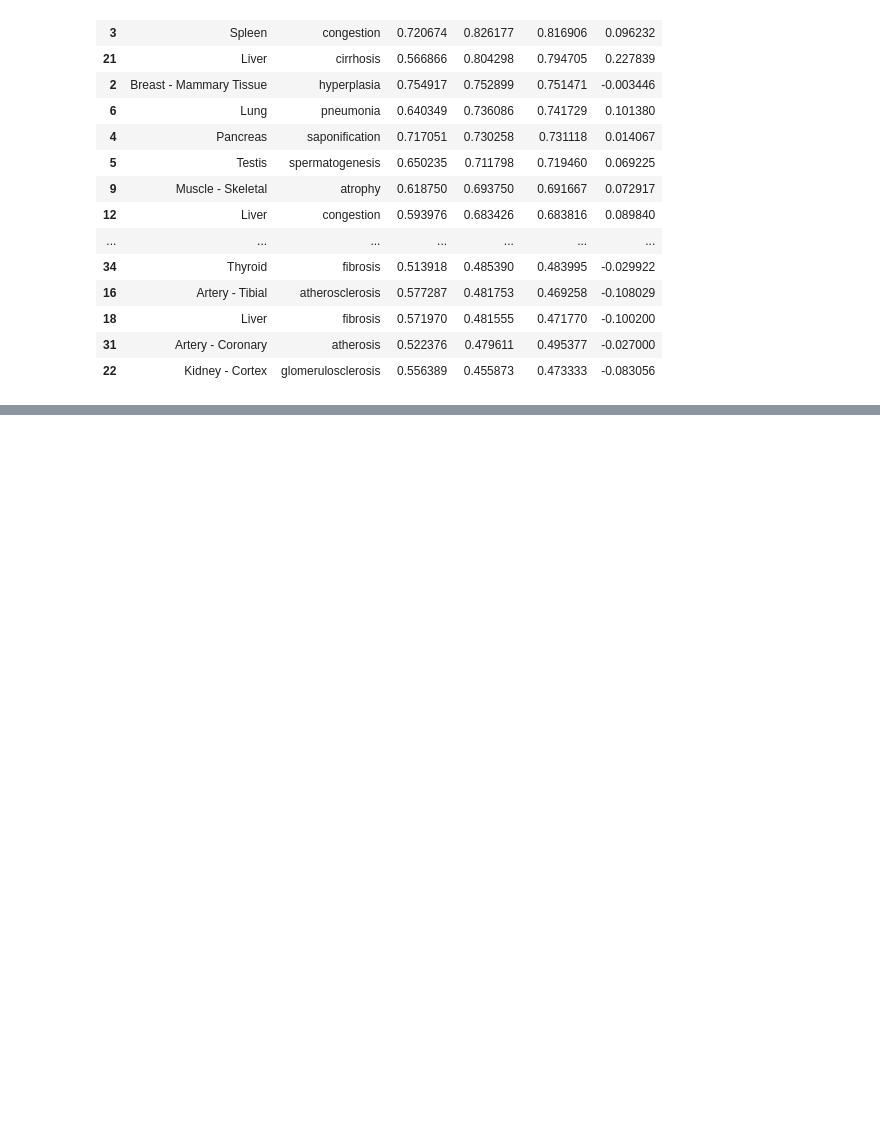
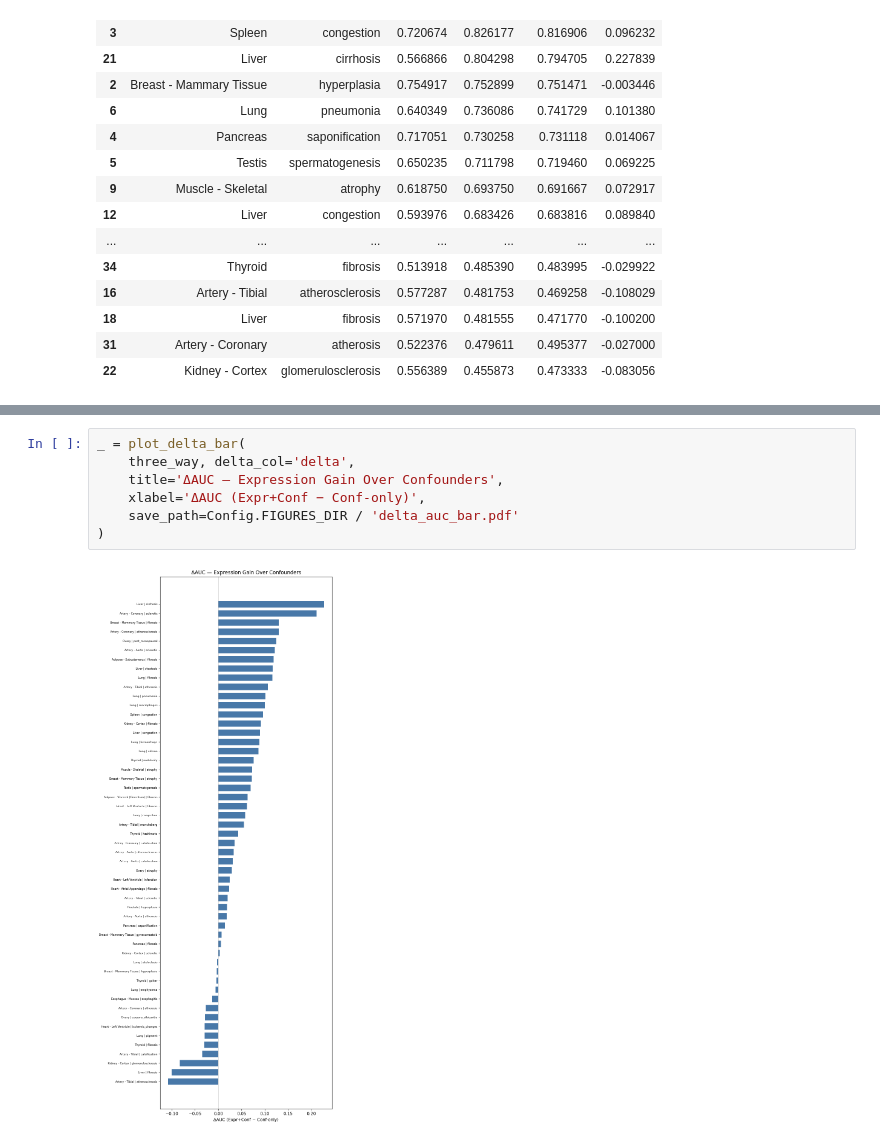
Before and after one commit to Cranjit9/gtex_gene_expression, a Jupyter notebook: notebooks/09_confounder_analysis.ipynb, the cells around one changed output, grey strips where cells are left out. Saved outputs shown, nothing was run; the diff lists cells and outputs as text; blank space fills up the shorter version.

```diff
--- a/notebooks/09_confounder_analysis.ipynb
+++ b/notebooks/09_confounder_analysis.ipynb
@@ -245,0 +242,9 @@ plt.show()
+# %%
+_ = plot_delta_bar(
+    three_way, delta_col='delta',
+    title='ΔAUC — Expression Gain Over Confounders',
+    xlabel='ΔAUC (Expr+Conf − Conf-only)',
+    save_path=Config.FIGURES_DIR / 'delta_auc_bar.pdf'
+)
+# %% [output]
+[figure, added]
```
Also changed, not shown: parts of 9 cells of this notebook, 14 other files.
